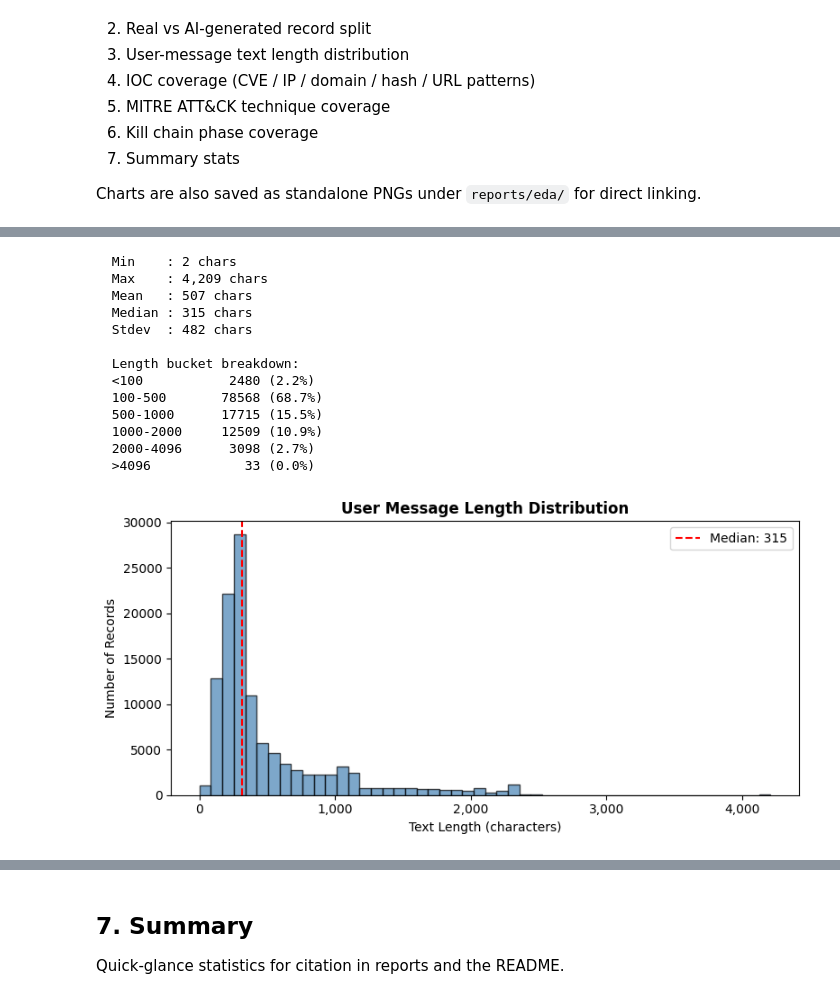
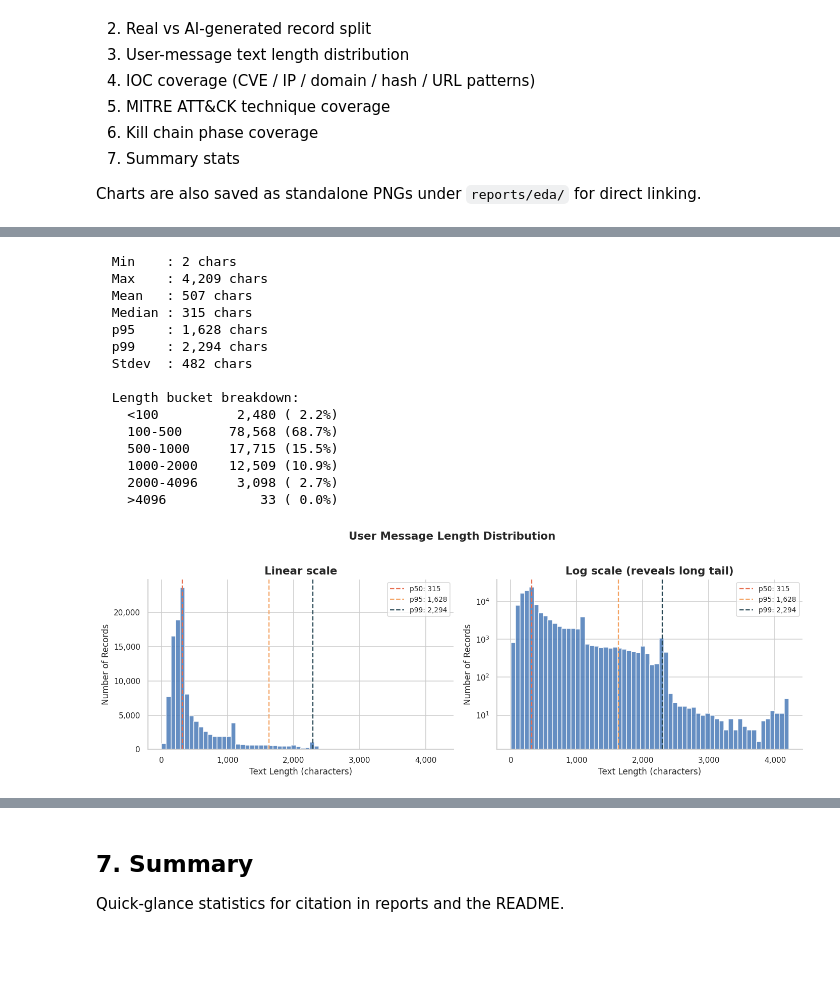
Before and after one commit to m-maximuz/TextScout, a Jupyter notebook: eda.ipynb, the cells around one changed output, grey strips where cells are left out. Saved outputs shown, nothing was run; the diff lists cells and outputs as text; code cells hidden in the pictures; blank space fills up the shorter version.

```diff
--- a/eda.ipynb
+++ b/eda.ipynb
@@ -121,56 +175,70 @@ This matters because attention is O(L²), so doubling sequence length quadruples
 # %%
 lengths = []
 for r in records:
     msgs = r.get("messages", [])
     user_msg = next((m["content"] for m in msgs if m["role"] == "user"), "")
     lengths.append(len(user_msg))
 
-print(f"  Min    : {min(lengths):,} chars")
-print(f"  Max    : {max(lengths):,} chars")
-print(f"  Mean   : {statistics.mean(lengths):,.0f} chars")
-print(f"  Median : {statistics.median(lengths):,.0f} chars")
-print(f"  Stdev  : {statistics.stdev(lengths):,.0f} chars")
+lengths_np = np.array(lengths)
+p50 = int(np.percentile(lengths_np, 50))
+p95 = int(np.percentile(lengths_np, 95))
+p99 = int(np.percentile(lengths_np, 99))
 
-buckets = {"<100": 0, "100-500": 0, "500-1000": 0, "1000-2000": 0, "2000-4096": 0, ">4096": 0}
-for l in lengths:
-    if   l < 100:    buckets["<100"] += 1
-    elif l < 500:    buckets["100-500"] += 1
-    elif l < 1000:   buckets["500-1000"] += 1
-    elif l < 2000:   buckets["1000-2000"] += 1
-    elif l <= 4096:  buckets["2000-4096"] += 1
-    else:            buckets[">4096"] += 1
+print(f"  Min    : {lengths_np.min():,} chars")
+print(f"  Max    : {lengths_np.max():,} chars")
+print(f"  Mean   : {lengths_np.mean():,.0f} chars")
+print(f"  Median : {p50:,} chars")
+print(f"  p95    : {p95:,} chars")
+print(f"  p99    : {p99:,} chars")
+print(f"  Stdev  : {lengths_np.std():,.0f} chars")
 
+buckets = [("<100", 0, 100), ("100-500", 100, 500), ("500-1000", 500, 1000),
+           ("1000-2000", 1000, 2000), ("2000-4096", 2000, 4096), (">4096", 4096, 1e9)]
 print("\n  Length bucket breakdown:")
-for bucket, count in buckets.items():
-    print(f"  {bucket:<12} {count:>6} ({count/total*100:.1f}%)")
+for name, lo, hi in buckets:
+    n = int(((lengths_np >= lo) & (lengths_np < hi)).sum())
+    print(f"    {name:<12} {n:>6,} ({n / total * 100:4.1f}%)")
 
-fig, ax = plt.subplots(figsize=(8, 4))
-ax.hist(lengths, bins=50, color='steelblue', edgecolor='black', alpha=0.7)
-ax.axvline(statistics.median(lengths), color='red', linestyle='--',
-           label=f'Median: {statistics.median(lengths):.0f}')
-ax.set_xlabel("Text Length (characters)")
-ax.set_ylabel("Number of Records")
-ax.set_title("User Message Length Distribution", fontweight='bold')
-ax.legend()
-ax.xaxis.set_major_formatter(ticker.FuncFormatter(lambda x, _: f'{int(x):,}'))
+fig, (ax1, ax2) = plt.subplots(1, 2, figsize=(13, 4.5))
+
+for ax, scale, title in [(ax1, "linear", "Linear scale"),
+                          (ax2, "log",    "Log scale (reveals long tail)")]:
+    ax.hist(lengths_np, bins=60, color="#4a7ab8", edgecolor="white", alpha=0.85)
+    for x, label, color in [(p50, f"p50: {p50:,}", "#e76f51"),
+                            (p95, f"p95: {p95:,}", "#f4a261"),
+                            (p99, f"p99: {p99:,}", "#264653")]:
+        ax.axvline(x, color=color, linestyle="--", linewidth=1.5, label=label)
+    ax.set_yscale(scale)
+    ax.set_xlabel("Text Length (characters)")
+    ax.set_ylabel("Number of Records")
+    ax.set_title(title)
+    ax.xaxis.set_major_formatter(THOUSANDS)
+    if scale == "linear":
+        ax.yaxis.set_major_formatter(THOUSANDS)
+    ax.legend(loc="upper right", fontsize=9, frameon=True)
+
+fig.suptitle("User Message Length Distribution", fontsize=14, fontweight="bold", y=1.02)
+sns.despine(fig=fig)
 plt.tight_layout()
-plt.savefig(f"{OUT_DIR}/text_length_distribution.png", dpi=150)
+plt.savefig(f"{OUT_DIR}/text_length_distribution.png")
 plt.show()
 # %% [output]
   Min    : 2 chars
   Max    : 4,209 chars
   Mean   : 507 chars
   Median : 315 chars
+  p95    : 1,628 chars
+  p99    : 2,294 chars
   Stdev  : 482 chars
 
   Length bucket breakdown:
-  <100           2480 (2.2%)
-  100-500       78568 (68.7%)
-  500-1000      17715 (15.5%)
-  1000-2000     12509 (10.9%)
-  2000-4096      3098 (2.7%)
-  >4096            33 (0.0%)
+    <100          2,480 ( 2.2%)
+    100-500      78,568 (68.7%)
+    500-1000     17,715 (15.5%)
+    1000-2000    12,509 (10.9%)
+    2000-4096     3,098 ( 2.7%)
+    >4096            33 ( 0.0%)
-[figure, old version]
+[figure, new version]
 # %% [markdown]
 ## 4. IOC Coverage
 
```
Also changed, not shown: parts of 20 cells of this notebook, 6 other files.
